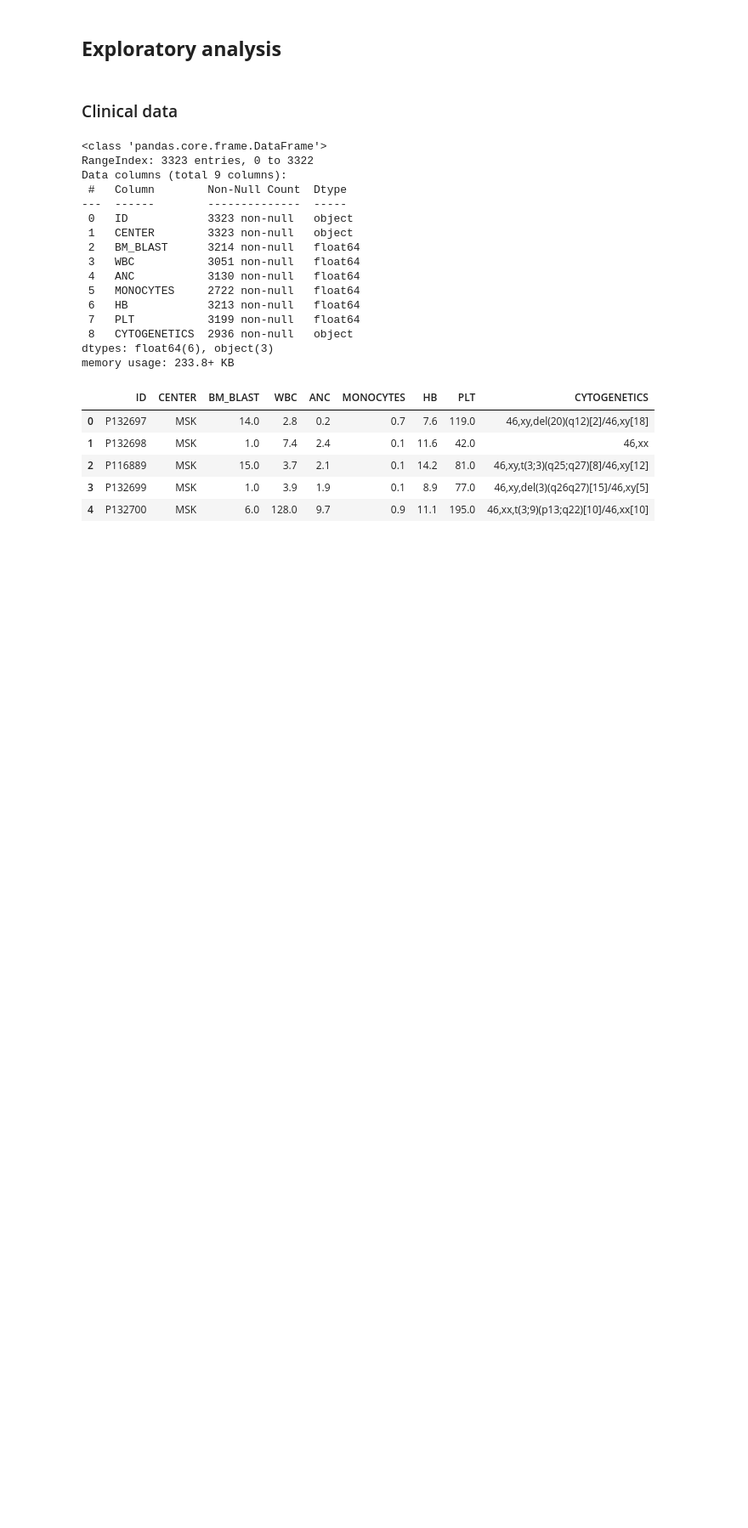
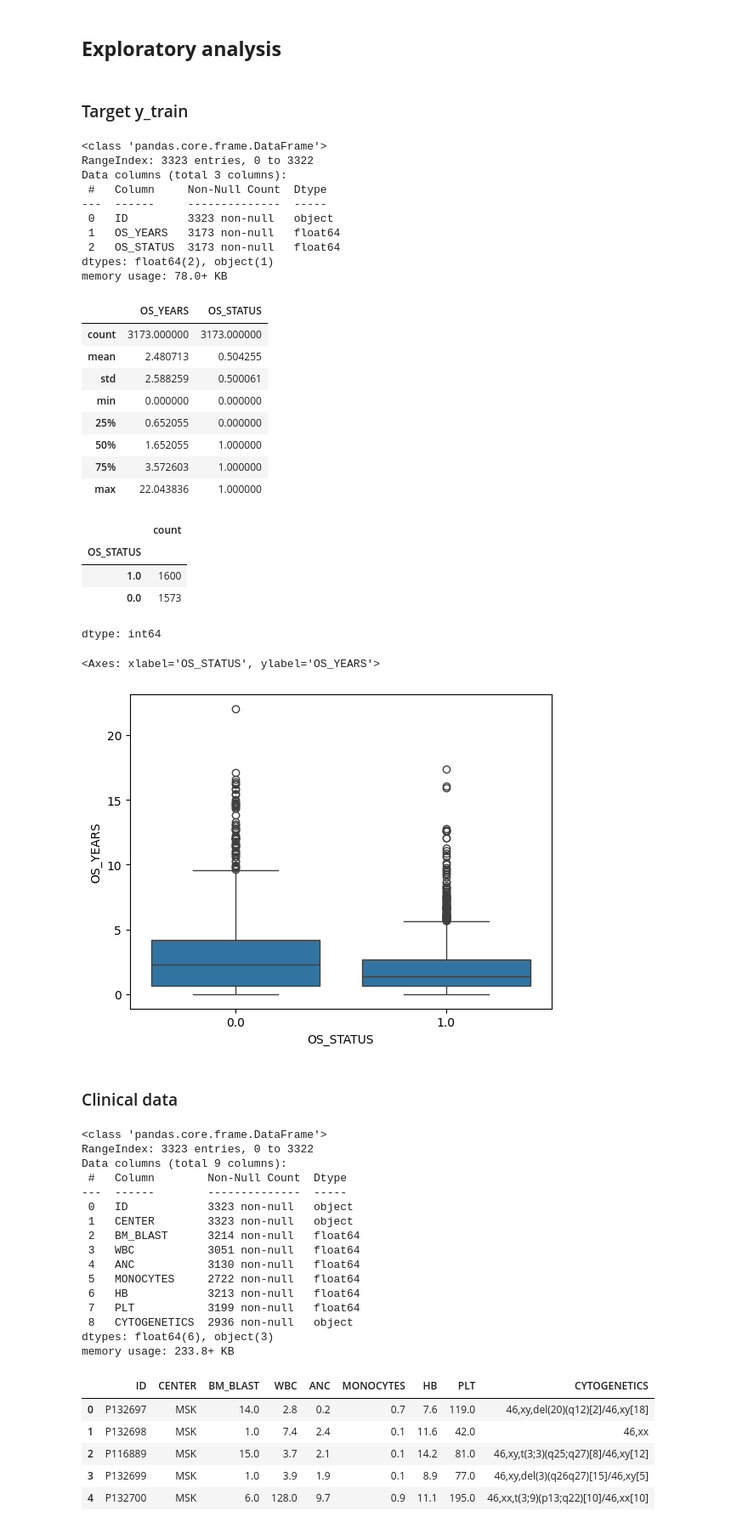
Before and after one commit to oagbohouto86/challenge_qrt, a Jupyter notebook: dm_qrt.ipynb, the cells around one changed output. Shown at 85% size. Saved outputs shown, nothing was run; the diff lists cells and outputs as text; code cells hidden in the pictures; blank space fills up the shorter version.

```diff
--- a/dm_qrt.ipynb
+++ b/dm_qrt.ipynb
@@ -121,2 +129,41 @@ memory usage: 78.0+ KB
 # %% [markdown]
 ## **Exploratory analysis**
+# %% [markdown]
+### Target y_train
+# %%
+#@title Survival object description : Duration and censoring sttaus
+y_train.info()
+y_train.describe()
+y_train["OS_STATUS"].value_counts()
+sns.boxplot(y_train, x="OS_STATUS", y="OS_YEARS")
+plt.show()
+# @markdown Outliers identified in OS_YEARS and then asymetric distribution. \
+# @markdown But since this is survival duration, I won't standardize it just use logarithimic scale in analysis to reduce extreme values impact.
+# @markdown There are some missing data. I delete them and also delete these patients in features set
+# %% [output]
+<class 'pandas.core.frame.DataFrame'>
+RangeIndex: 3323 entries, 0 to 3322
+Data columns (total 3 columns):
+ #   Column     Non-Null Count  Dtype
+---  ------     --------------  -----
+ 0   ID         3323 non-null   object
+ 1   OS_YEARS   3173 non-null   float64
+ 2   OS_STATUS  3173 non-null   float64
+dtypes: float64(2), object(1)
+memory usage: 78.0+ KB
+|  | OS_YEARS | OS_STATUS |
+| count | 3173.000000 | 3173.000000 |
+| mean | 2.480713 | 0.504255 |
+| std | 2.588259 | 0.500061 |
+| min | 0.000000 | 0.000000 |
+| 25% | 0.652055 | 0.000000 |
+| 50% | 1.652055 | 1.000000 |
+| 75% | 3.572603 | 1.000000 |
+| max | 22.043836 | 1.000000 |
+|  | count |
+| OS_STATUS |  |
+| 1.0 | 1600 |
+| 0.0 | 1573 |
+dtype: int64
+<Axes: xlabel='OS_STATUS', ylabel='OS_YEARS'>
+[figure, added]
```
Also changed, not shown: parts of 34 cells of this notebook.
